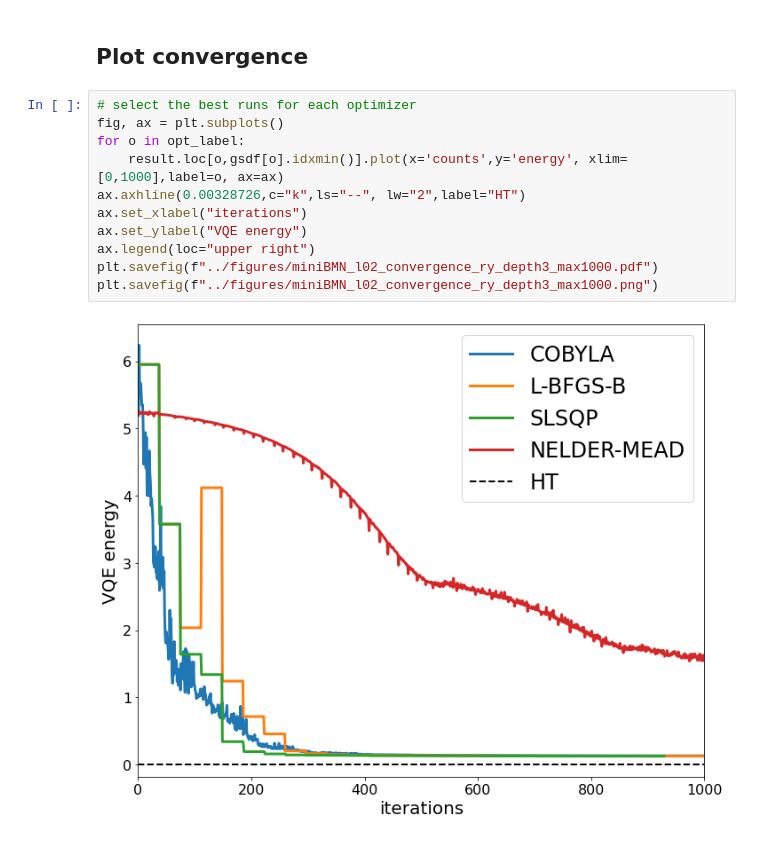
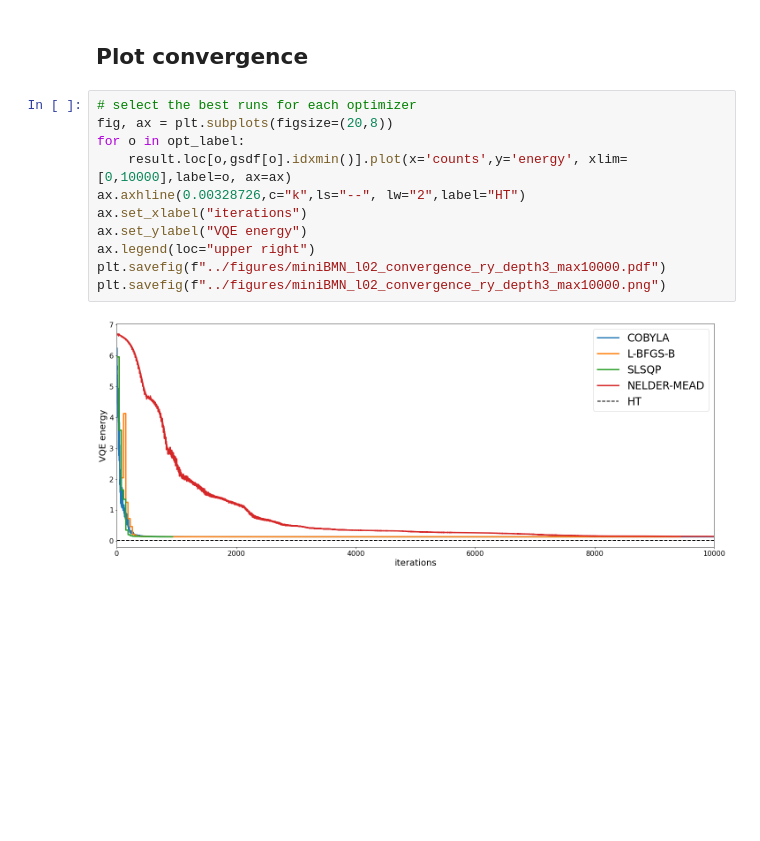
Before and after one commit to erinaldi/bmn2-qiskit, a Jupyter notebook: notebooks/00_figures.ipynb, the cells around one changed output. Saved outputs shown, nothing was run; the diff lists cells and outputs as text; blank space fills up the shorter version.

Commit message:
[figs] new zoom figure

```diff
--- a/notebooks/00_figures.ipynb
+++ b/notebooks/00_figures.ipynb
@@ -158,14 +158,14 @@ gsdf.describe().T[["min","max","mean","std"]]
 ## Plot convergence
 # %%
 # select the best runs for each optimizer
-fig, ax = plt.subplots()
+fig, ax = plt.subplots(figsize=(20,8))
 for o in opt_label:
-    result.loc[o,gsdf[o].idxmin()].plot(x='counts',y='energy', xlim=[0,1000],label=o, ax=ax)
+    result.loc[o,gsdf[o].idxmin()].plot(x='counts',y='energy', xlim=[0,10000],label=o, ax=ax)
 ax.axhline(0.00328726,c="k",ls="--", lw="2",label="HT")
 ax.set_xlabel("iterations")
 ax.set_ylabel("VQE energy")
 ax.legend(loc="upper right")
-plt.savefig(f"../figures/miniBMN_l02_convergence_ry_depth3_max1000.pdf")
-plt.savefig(f"../figures/miniBMN_l02_convergence_ry_depth3_max1000.png")
+plt.savefig(f"../figures/miniBMN_l02_convergence_ry_depth3_max10000.pdf")
+plt.savefig(f"../figures/miniBMN_l02_convergence_ry_depth3_max10000.png")
 # %% [output]
-[figure, old version]
+[figure, new version]
```
Also changed, not shown: parts of 7 cells of this notebook, 4 other files.
